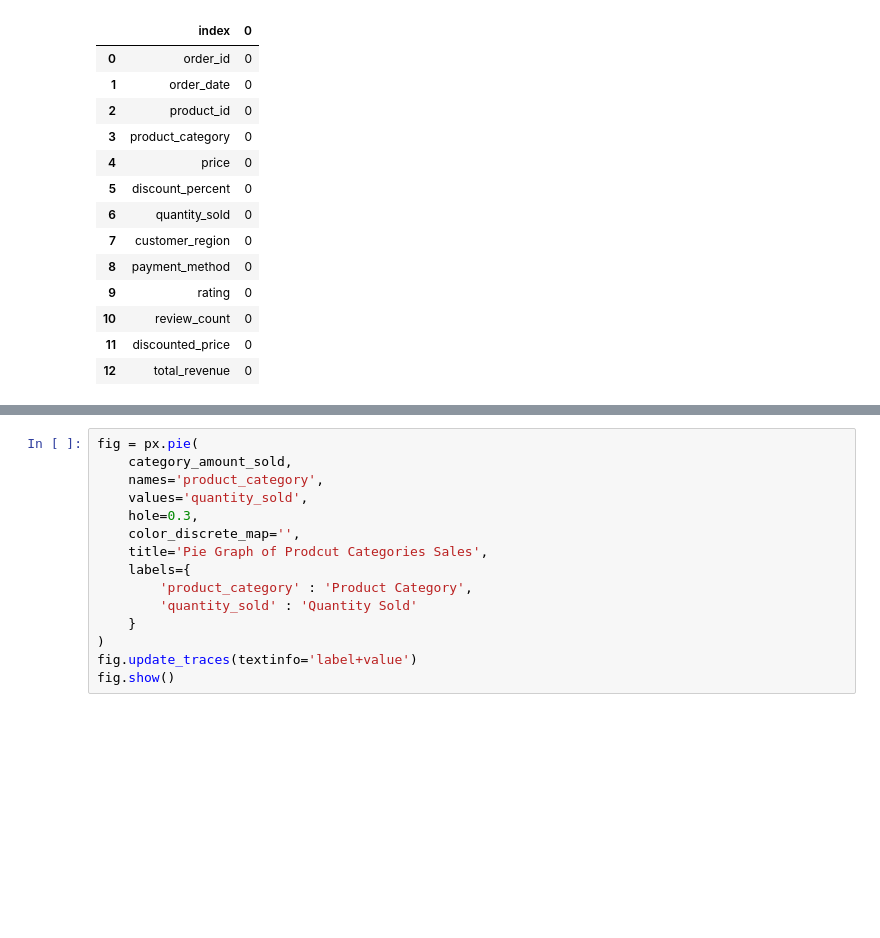
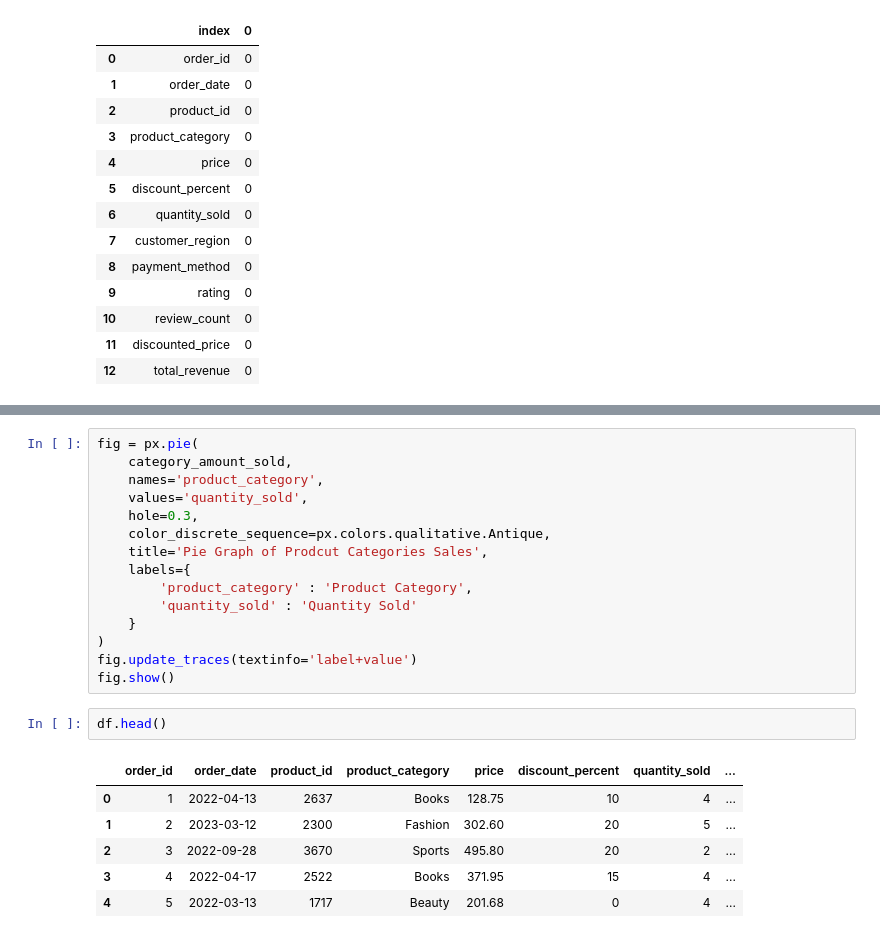
Before and after one commit to pedrocorsini/dados-imersao-alura, a Jupyter notebook: notebooks/amazon_sales.ipynb, the cells around one changed output, grey strips where cells are left out. Cells and saved outputs as stored; diff of their text form; blank space fills up the shorter version.

```diff
--- a/notebooks/amazon_sales.ipynb
+++ b/notebooks/amazon_sales.ipynb
@@ -88,7 +89,7 @@ fig = px.pie(
     names='product_category',
     values='quantity_sold',
     hole=0.3,
-    color_discrete_map='',
+    color_discrete_sequence=px.colors.qualitative.Antique,
     title='Pie Graph of Prodcut Categories Sales',
     labels={
         'product_category' : 'Product Category',
@@ -97,3 +98,12 @@ fig = px.pie(
 )
 fig.update_traces(textinfo='label+value')
 fig.show()
+# %%
+df.head()
+# %% [output]
+|  | order_id | order_date | product_id | product_category | price | discount_percent | quantity_sold | ... |
+| 0 | 1 | 2022-04-13 | 2637 | Books | 128.75 | 10 | 4 | ... |
+| 1 | 2 | 2023-03-12 | 2300 | Fashion | 302.60 | 20 | 5 | ... |
+| 2 | 3 | 2022-09-28 | 3670 | Sports | 495.80 | 20 | 2 | ... |
+| 3 | 4 | 2022-04-17 | 2522 | Books | 371.95 | 15 | 4 | ... |
+| 4 | 5 | 2022-03-13 | 1717 | Beauty | 201.68 | 0 | 4 | ... |
```
Also changed, not shown: parts of 5 cells of this notebook, 2 other files.
